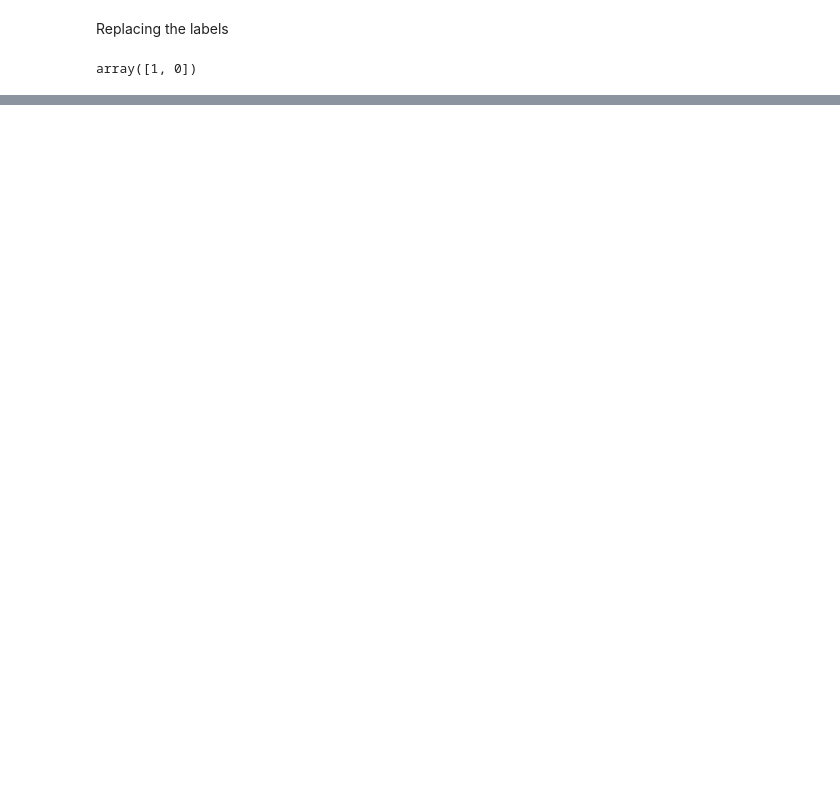
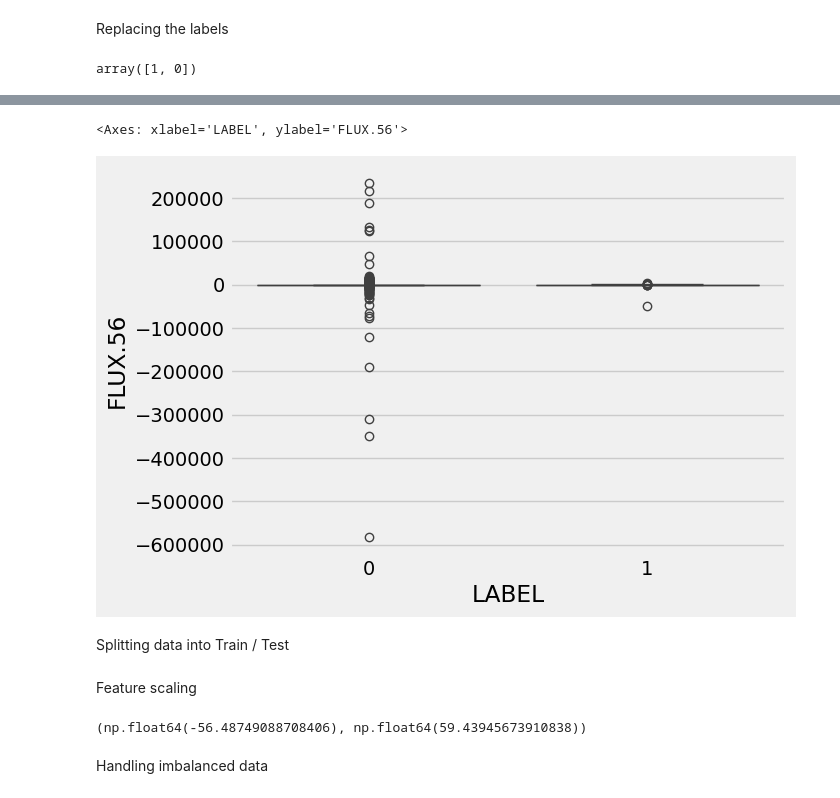
Before and after one commit to Meowmixforme/Kaggle_Machine_Learning_Projects, a Jupyter notebook: Project 3 Exoplanet Hunting Using Machine Learning/Exo.ipynb, the cells around one changed output, grey strips where cells are left out. Saved outputs shown, nothing was run; the diff lists cells and outputs as text; code cells hidden in the pictures; blank space fills up the shorter version.

```diff
--- a/Project 3 Exoplanet Hunting Using Machine Learning/Exo.ipynb
+++ b/Project 3 Exoplanet Hunting Using Machine Learning/Exo.ipynb
@@ -101,0 +131,11 @@ array([1, 0])
+# %%
+# Dropping outliers
+
+train_df.drop(train_df[train_df['FLUX.2'] > 0.25e6].index, axis=0, inplace=True)
+# %%
+sns.boxplot(data= train_df, x= 'LABEL', y= 'FLUX.' + str(np.random.randint(1000)))
+# %% [output]
+<Axes: xlabel='LABEL', ylabel='FLUX.56'>
+[figure, added]
+# %% [markdown]
+Splitting data into Train / Test
@@ -101,0 +160,8 @@ array([1, 0])
+# %% [markdown]
+Feature scaling
+# %%
+np.min(x_train_sc), np.max(x_train_sc)
+# %% [output]
+(np.float64(-56.48749088708406), np.float64(59.43945673910838))
+# %% [markdown]
+Handling imbalanced data
```
Also changed, not shown: parts of 19 cells of this notebook.
